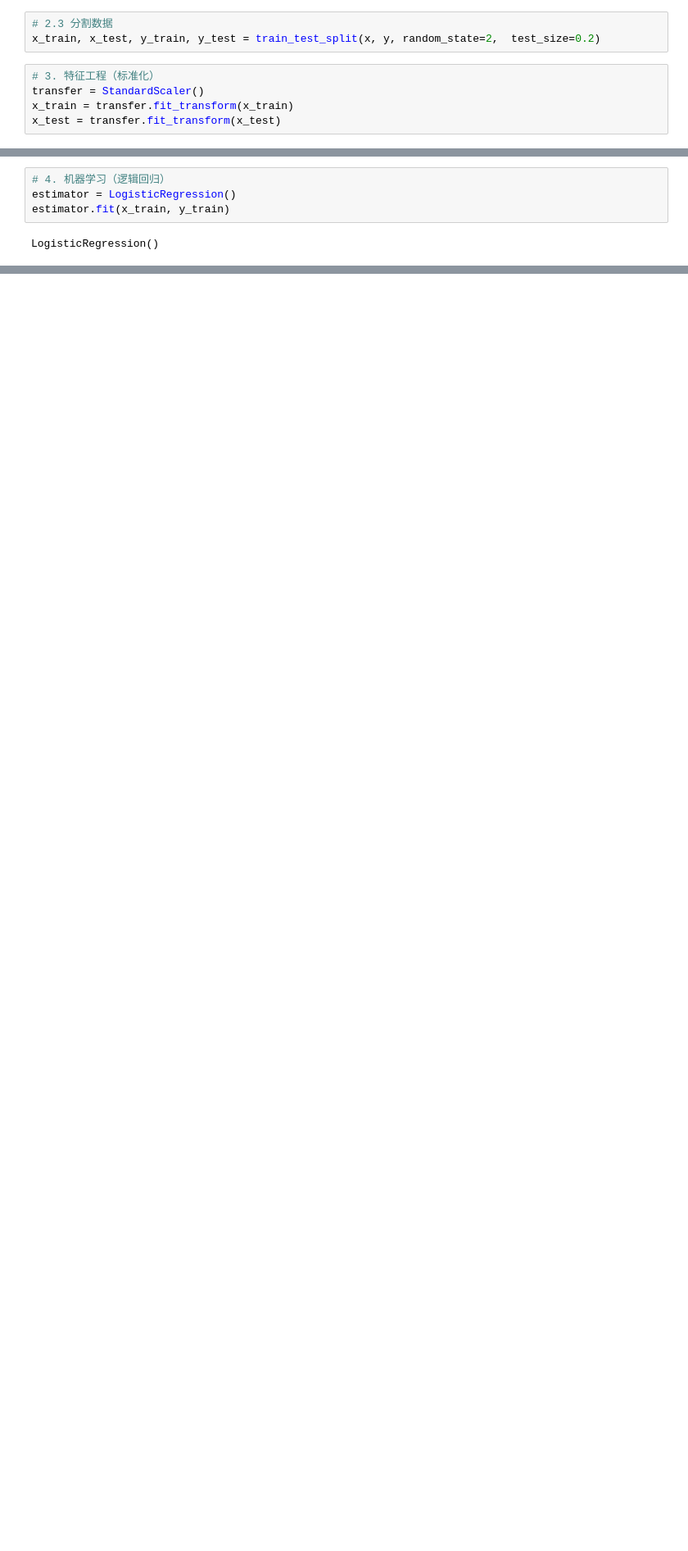
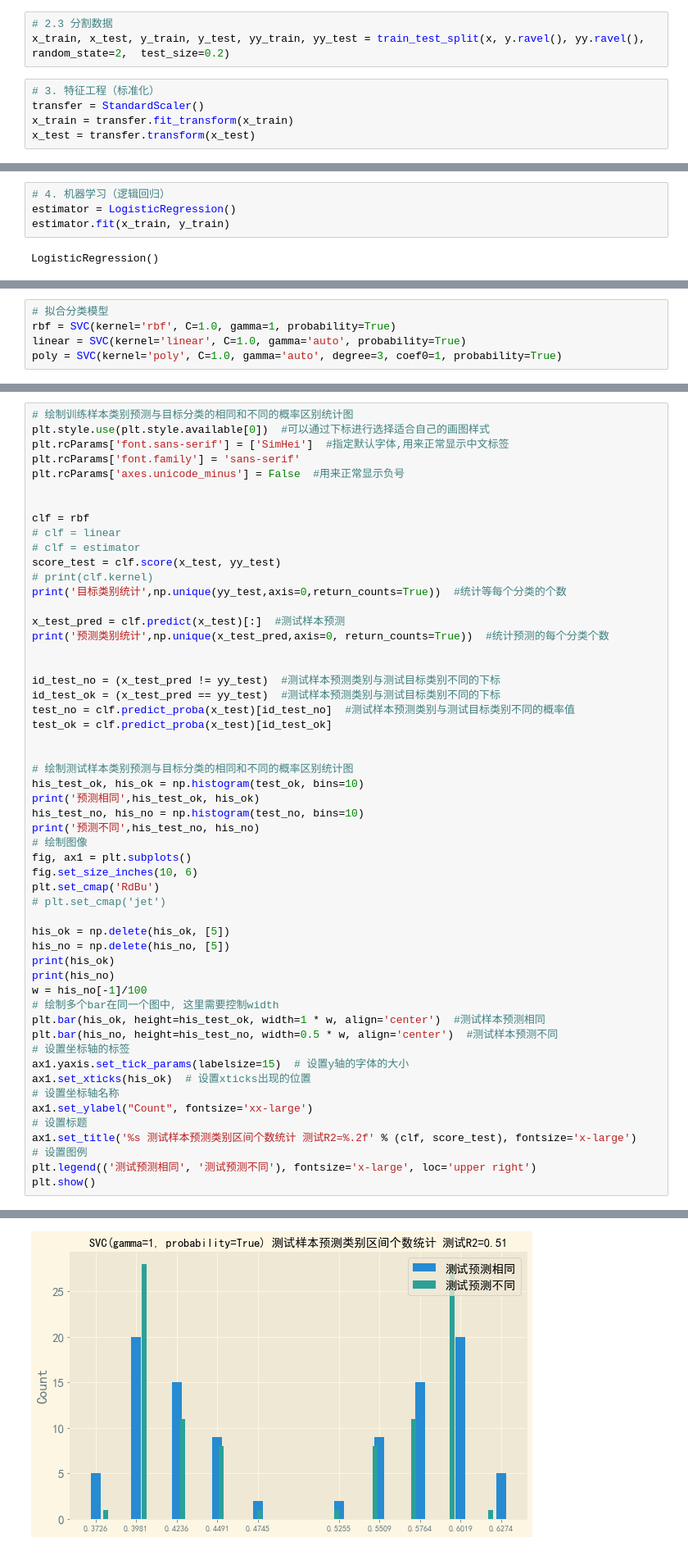
Before and after one commit to vcfriend/python-demo, a Jupyter notebook: myQuant/strategy/交易结果分析.ipynb, the cells around one changed output, grey strips where cells are left out. Shown at 82% size. Drawn from its saved outputs; the diff is of its cells as text; blank space fills up the shorter version.

```diff
--- a/myQuant/strategy/交易结果分析.ipynb
+++ b/myQuant/strategy/交易结果分析.ipynb
@@ -72,8 +90,8 @@ Name: 类别, dtype: int64
 # %%
 # 2.3 分割数据
-x_train, x_test, y_train, y_test = train_test_split(x, y, random_state=2,  test_size=0.2)
+x_train, x_test, y_train, y_test, yy_train, yy_test = train_test_split(x, y.ravel(), yy.ravel(), random_state=2,  test_size=0.2)
 # %%
 # 3. 特征工程（标准化）
 transfer = StandardScaler()
 x_train = transfer.fit_transform(x_train)
-x_test = transfer.fit_transform(x_test)
+x_test = transfer.transform(x_test)
@@ -103,0 +162,5 @@ print("准确率是：\n", score)
+# %%
+# 拟合分类模型
+rbf = SVC(kernel='rbf', C=1.0, gamma=1, probability=True)
+linear = SVC(kernel='linear', C=1.0, gamma='auto', probability=True)
+poly = SVC(kernel='poly', C=1.0, gamma='auto', degree=3, coef0=1, probability=True)
@@ -103,0 +196,55 @@ print("准确率是：\n", score)
+# %%
+# 绘制训练样本类别预测与目标分类的相同和不同的概率区别统计图
+plt.style.use(plt.style.available[0])  #可以通过下标进行选择适合自己的画图样式
+plt.rcParams['font.sans-serif'] = ['SimHei']  #指定默认字体,用来正常显示中文标签
+plt.rcParams['font.family'] = 'sans-serif'
+plt.rcParams['axes.unicode_minus'] = False  #用来正常显示负号
+
+
+clf = rbf
+# clf = linear
+# clf = estimator
+score_test = clf.score(x_test, yy_test)
+# print(clf.kernel)
+print('目标类别统计',np.unique(yy_test,axis=0,return_counts=True))  #统计等每个分类的个数
+
+x_test_pred = clf.predict(x_test)[:]  #测试样本预测
+print('预测类别统计',np.unique(x_test_pred,axis=0, return_counts=True))  #统计预测的每个分类个数
+
+
+id_test_no = (x_test_pred != yy_test)  #测试样本预测类别与测试目标类别不同的下标
+id_test_ok = (x_test_pred == yy_test)  #测试样本预测类别与测试目标类别不同的下标
+test_no = clf.predict_proba(x_test)[id_test_no]  #测试样本预测类别与测试目标类别不同的概率值
+test_ok = clf.predict_proba(x_test)[id_test_ok]
+
+
+# 绘制测试样本类别预测与目标分类的相同和不同的概率区别统计图
+his_test_ok, his_ok = np.histogram(test_ok, bins=10)
+print('预测相同',his_test_ok, his_ok)
+his_test_no, his_no = np.histogram(test_no, bins=10)
+print('预测不同',his_test_no, his_no)
+# 绘制图像
+fig, ax1 = plt.subplots()
+fig.set_size_inches(10, 6)
+plt.set_cmap('RdBu')
+# plt.set_cmap('jet')
+
+his_ok = np.delete(his_ok, [5])
+his_no = np.delete(his_no, [5])
+print(his_ok)
+print(his_no)
+w = his_no[-1]/100
+# 绘制多个bar在同一个图中, 这里需要控制width
+plt.bar(his_ok, height=his_test_ok, width=1 * w, align='center')  #测试样本预测相同
+plt.bar(his_no, height=his_test_no, width=0.5 * w, align='center')  #测试样本预测不同
+# 设置坐标轴的标签
+ax1.yaxis.set_tick_params(labelsize=15)  # 设置y轴的字体的大小
+ax1.set_xticks(his_ok)  # 设置xticks出现的位置
+# 设置坐标轴名称
+ax1.set_ylabel("Count", fontsize='xx-large')
+# 设置标题
+ax1.set_title('%s 测试样本预测类别区间个数统计 测试R2=%.2f' % (clf, score_test), fontsize='x-large')
+# 设置图例
+plt.legend(('测试预测相同', '测试预测不同'), fontsize='x-large', loc='upper right')
+plt.show()
+# %% [output]
@@ -103,0 +257 @@ print("准确率是：\n", score)
+[figure, added]
```
Also changed, not shown: parts of 15 cells of this notebook, 7 other files.
